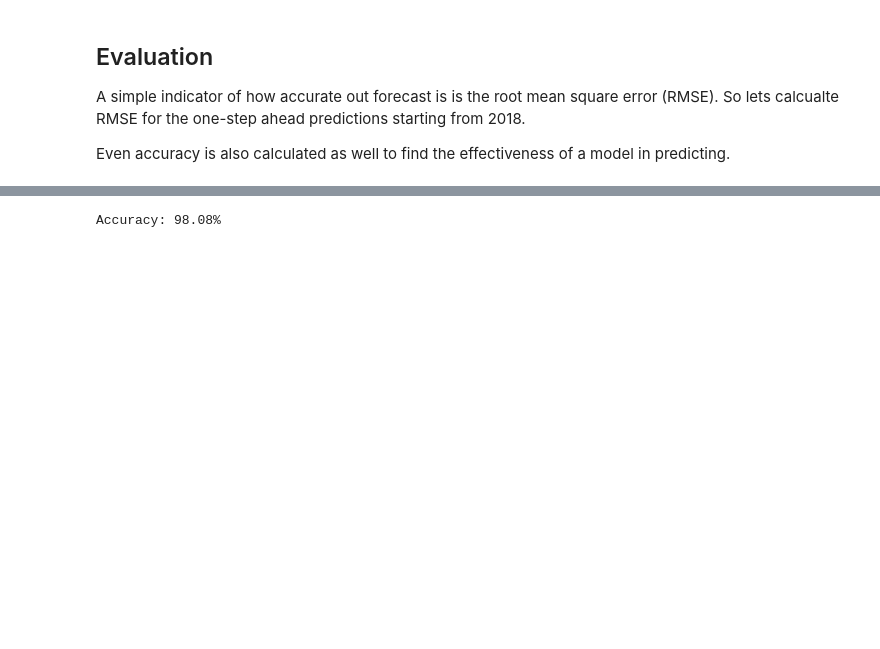
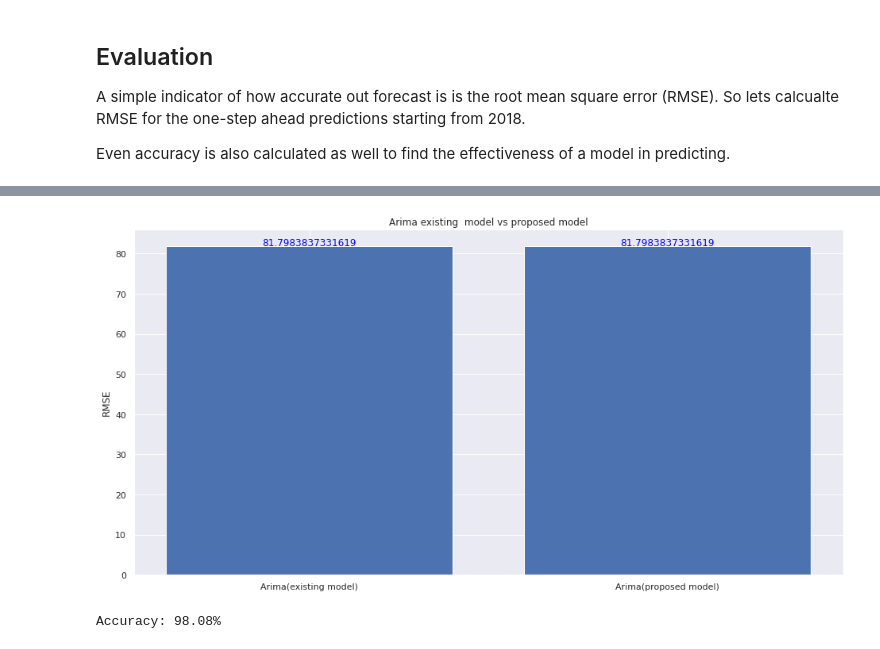
Before and after one commit to tago893/capstone, a Jupyter notebook: models/ARIMA_D2_F.ipynb, the cells around one changed output, grey strips where cells are left out. Saved outputs shown, nothing was run; the diff lists cells and outputs as text; code cells hidden in the pictures; blank space fills up the shorter version.

```diff
--- a/models/ARIMA_D2_F.ipynb
+++ b/models/ARIMA_D2_F.ipynb
@@ -452,3 +490,17 @@ Mean Squared Error: 107.08
+# %%
+rmse_values = [rmse_a_o, rmse_a]
+labels = ['Arima(existing model)', 'Arima(proposed model)']
+
+plt.bar(labels, rmse_values)
+plt.ylabel('RMSE')
+plt.title('Arima existing  model vs proposed model')
+
+for i, v in enumerate(rmse_values):
+    plt.text(i, v+0.1, str(v), color='blue', ha='center')
+
+plt.show()
+# %% [output]
+[figure, added]
 # %%
 # Get the accuracy of the best model using the test set
 predicted = best_model.predict(start=len(train_data), end=len(train_data)+len(test_data)-1, typ='levels')
```
Also changed, not shown: parts of 31 cells of this notebook.
